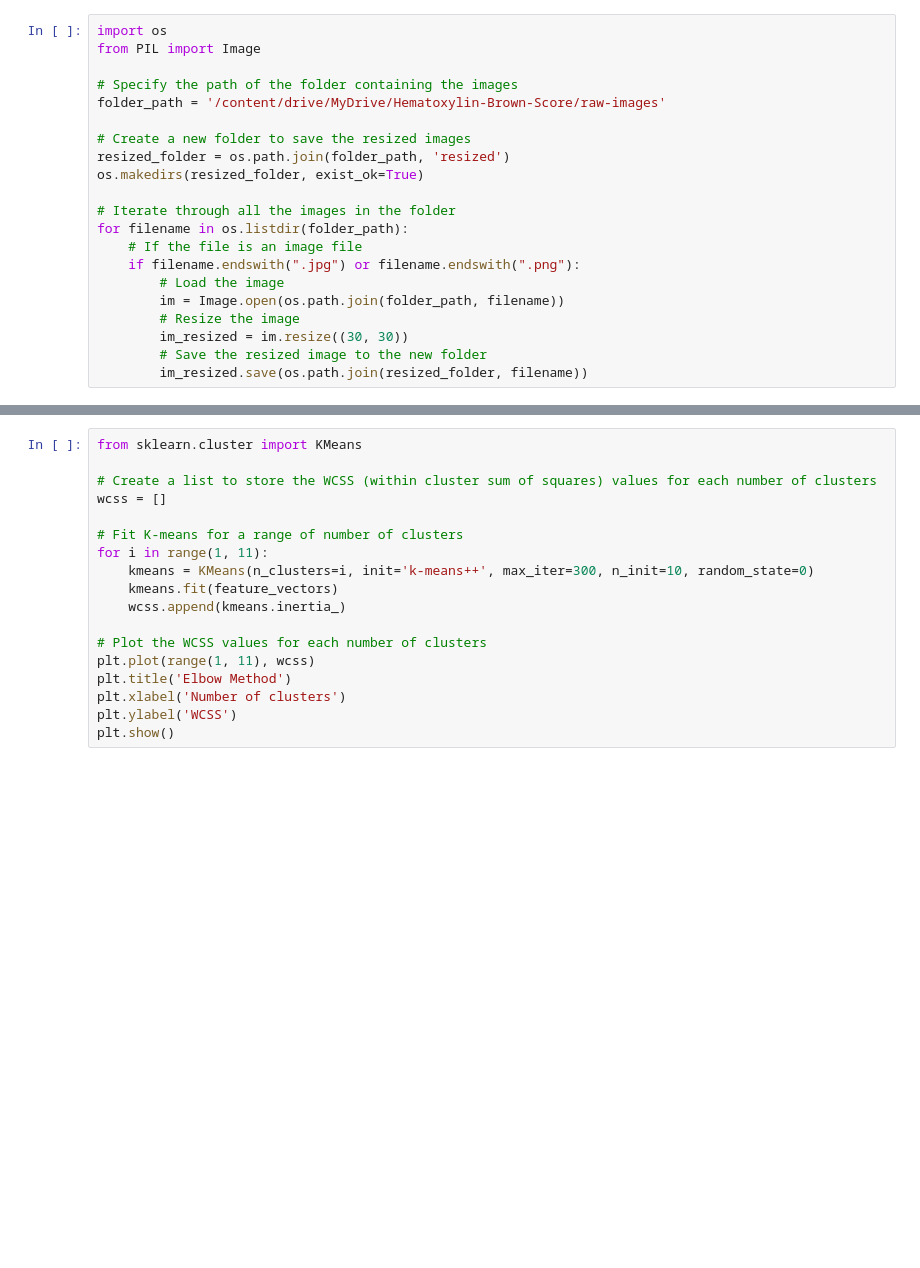
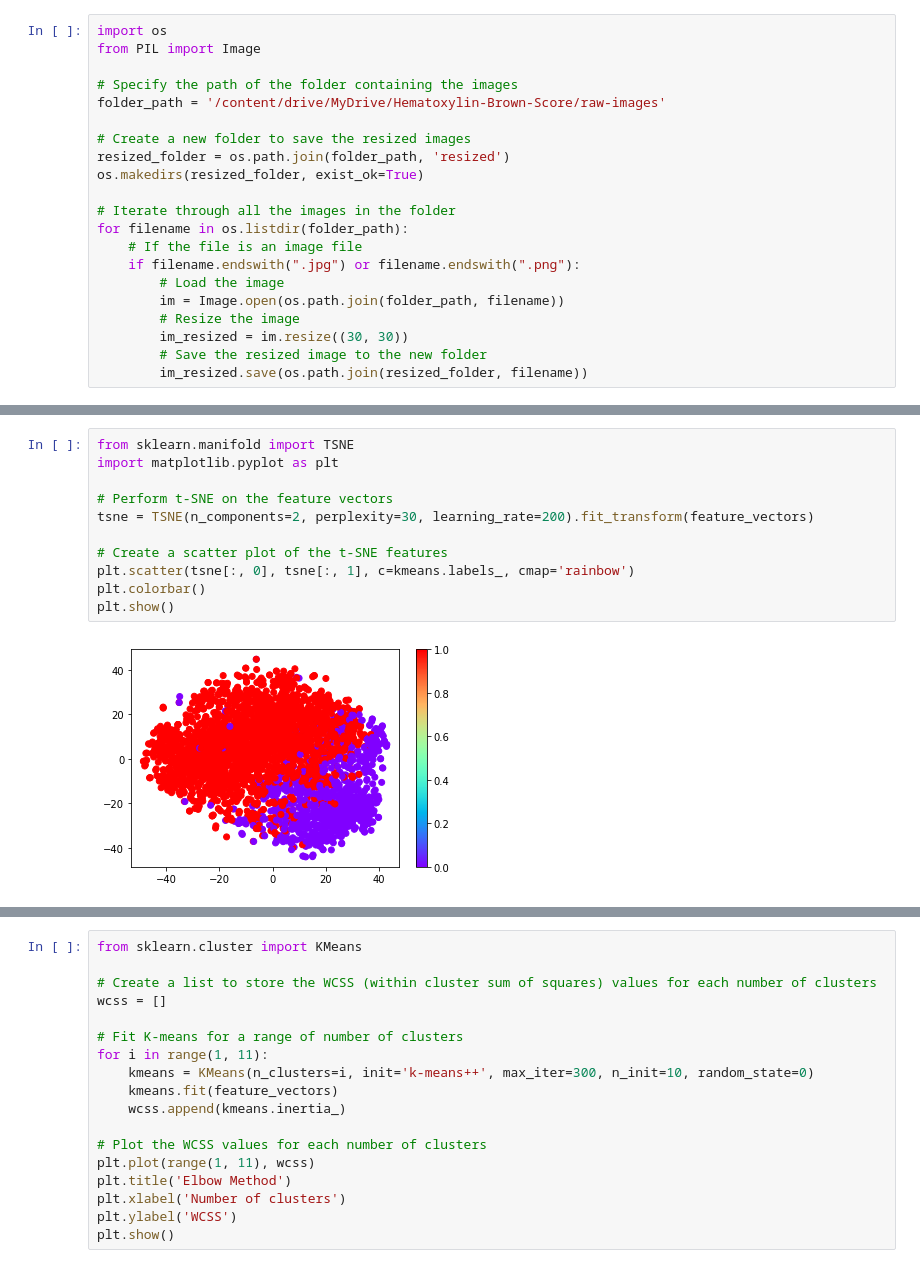
Before and after one commit to raja-7-c/spear4med-Raja, a Jupyter notebook: Hematoxylin-brown_score/H_BROWN_kmeans_clustering_vggnet (1).ipynb, the cells around one changed output, grey strips where cells are left out. Saved outputs shown, nothing was run; the diff lists cells and outputs as text; blank space fills up the shorter version.

```diff
--- a/Hematoxylin-brown_score/H_BROWN_kmeans_clustering_vggnet (1).ipynb
+++ b/Hematoxylin-brown_score/H_BROWN_kmeans_clustering_vggnet (1).ipynb
@@ -183,0 +188,13 @@ plt.show()
+# %%
+from sklearn.manifold import TSNE
+import matplotlib.pyplot as plt
+
+# Perform t-SNE on the feature vectors
+tsne = TSNE(n_components=2, perplexity=30, learning_rate=200).fit_transform(feature_vectors)
+
+# Create a scatter plot of the t-SNE features
+plt.scatter(tsne[:, 0], tsne[:, 1], c=kmeans.labels_, cmap='rainbow')
+plt.colorbar()
+plt.show()
+# %% [output]
+[figure, added]
```
Also changed, not shown: parts of 8 cells of this notebook.
